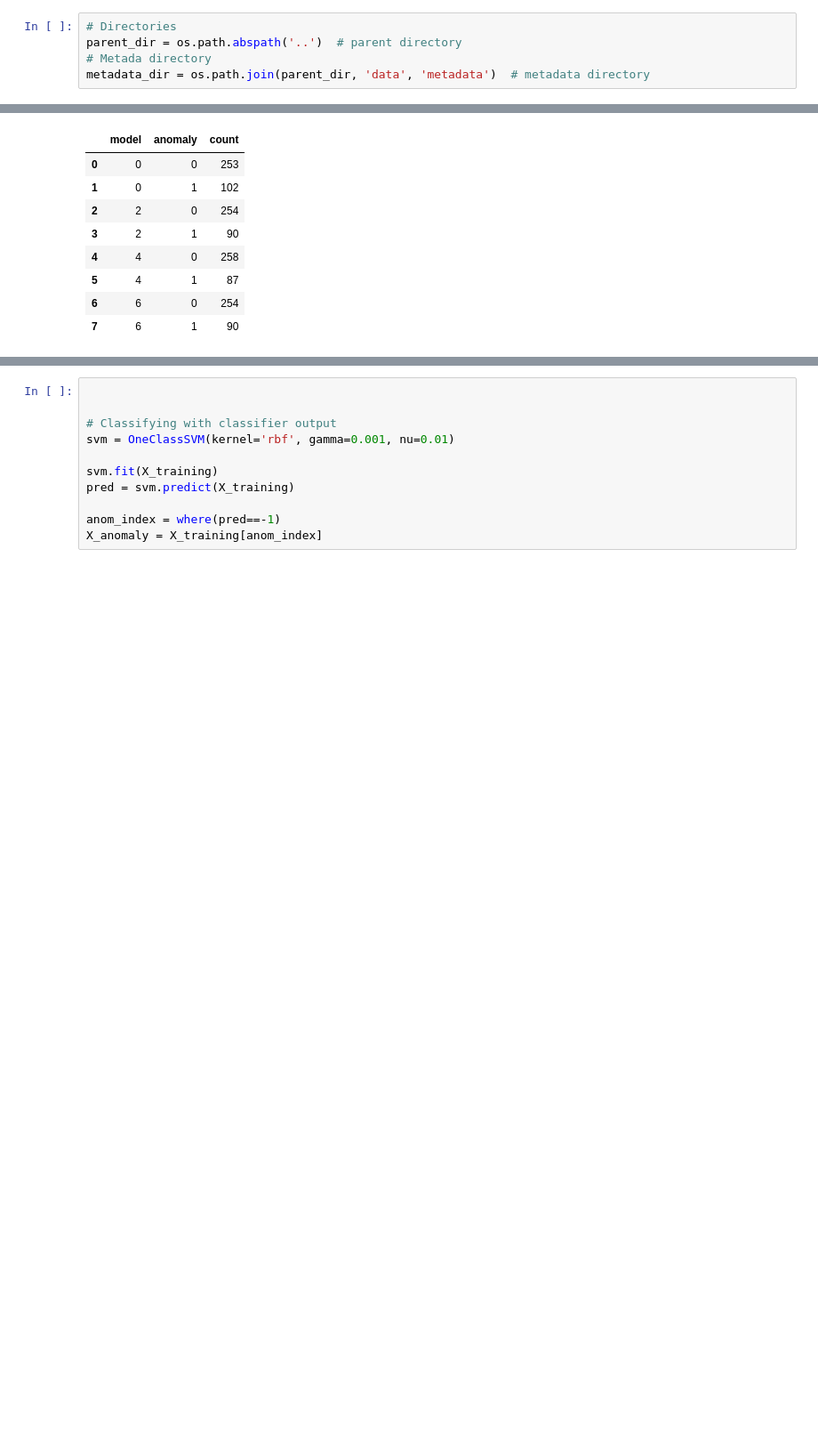
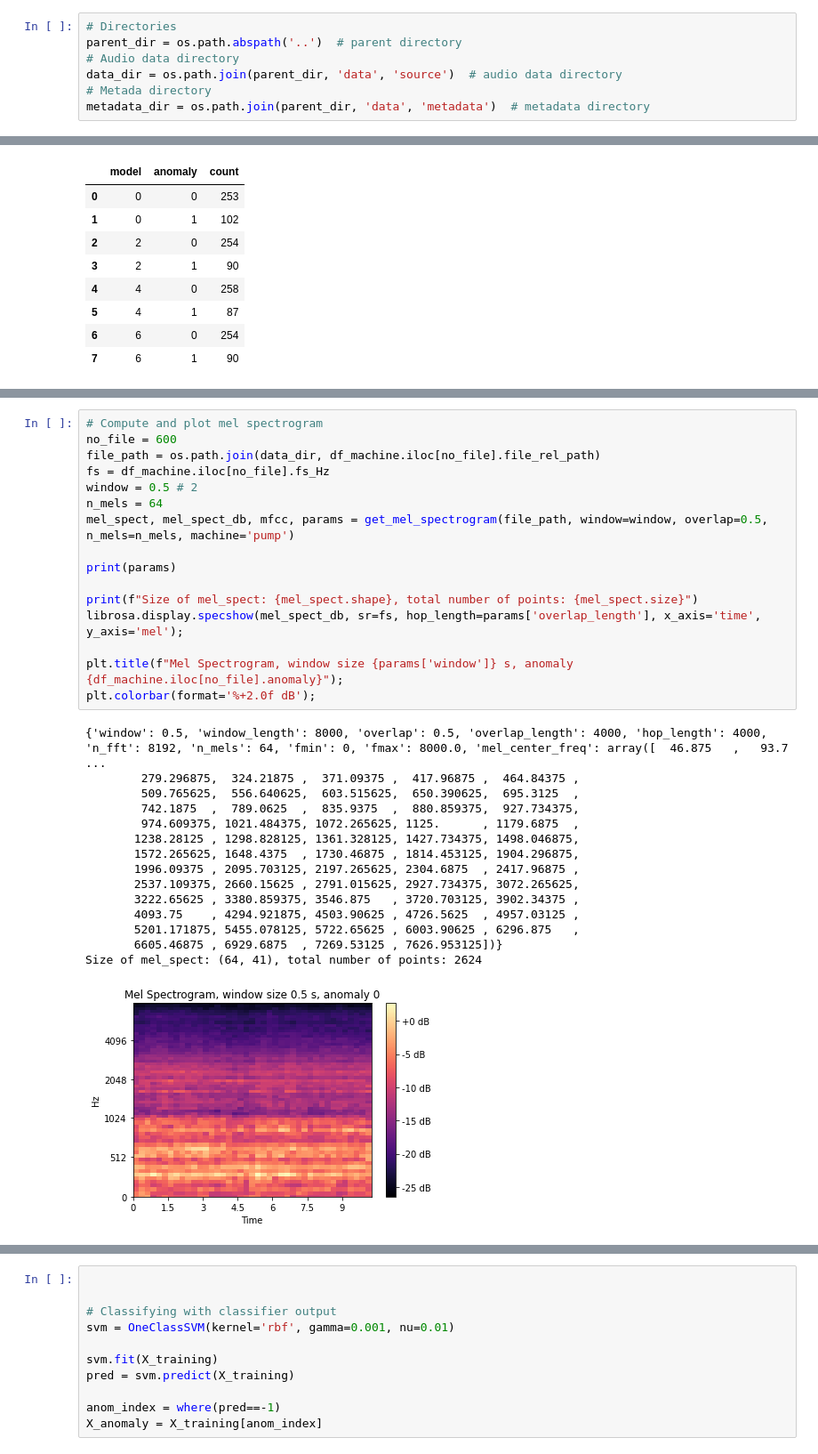
Before and after one commit to eceboran/AudioMalfunctionDetection, a Jupyter notebook: Modeling/one-class-svm-.ipynb, the cells around one changed output, grey strips where cells are left out. Shown at 89% size. Cells and saved outputs as stored; diff of their text form; blank space fills up the shorter version.

Commit message:
changed spectrogram function

```diff
--- a/Modeling/one-class-svm-.ipynb
+++ b/Modeling/one-class-svm-.ipynb
@@ -7,6 +19,8 @@ import plotly.express as px
 # %%
 # Directories
 parent_dir = os.path.abspath('..')  # parent directory
+# Audio data directory
+data_dir = os.path.join(parent_dir, 'data', 'source')  # audio data directory
 # Metada directory
 metadata_dir = os.path.join(parent_dir, 'data', 'metadata')  # metadata directory
 # %%
@@ -47,0 +79,32 @@ df_machine.groupby(["model", "anomaly"])['file_name'].count().reset_index(name='
+# %%
+# Compute and plot mel spectrogram
+no_file = 600
+file_path = os.path.join(data_dir, df_machine.iloc[no_file].file_rel_path)
+fs = df_machine.iloc[no_file].fs_Hz
+window = 0.5 # 2
+n_mels = 64
+mel_spect, mel_spect_db, mfcc, params = get_mel_spectrogram(file_path, window=window, overlap=0.5, n_mels=n_mels, machine='pump')
+
+print(params)
+
+print(f"Size of mel_spect: {mel_spect.shape}, total number of points: {mel_spect.size}")
+librosa.display.specshow(mel_spect_db, sr=fs, hop_length=params['overlap_length'], x_axis='time', y_axis='mel');
+
+plt.title(f"Mel Spectrogram, window size {params['window']} s, anomaly {df_machine.iloc[no_file].anomaly}");
+plt.colorbar(format='%+2.0f dB');
+# %% [output]
+{'window': 0.5, 'window_length': 8000, 'overlap': 0.5, 'overlap_length': 4000, 'hop_length': 4000, 'n_fft': 8192, 'n_mels': 64, 'fmin': 0, 'fmax': 8000.0, 'mel_center_freq': array([  46.875   ,   93.7 ...
+        279.296875,  324.21875 ,  371.09375 ,  417.96875 ,  464.84375 ,
+        509.765625,  556.640625,  603.515625,  650.390625,  695.3125  ,
+        742.1875  ,  789.0625  ,  835.9375  ,  880.859375,  927.734375,
+        974.609375, 1021.484375, 1072.265625, 1125.      , 1179.6875  ,
+       1238.28125 , 1298.828125, 1361.328125, 1427.734375, 1498.046875,
+       1572.265625, 1648.4375  , 1730.46875 , 1814.453125, 1904.296875,
+       1996.09375 , 2095.703125, 2197.265625, 2304.6875  , 2417.96875 ,
+       2537.109375, 2660.15625 , 2791.015625, 2927.734375, 3072.265625,
+       3222.65625 , 3380.859375, 3546.875   , 3720.703125, 3902.34375 ,
+       4093.75    , 4294.921875, 4503.90625 , 4726.5625  , 4957.03125 ,
+       5201.171875, 5455.078125, 5722.65625 , 6003.90625 , 6296.875   ,
+       6605.46875 , 6929.6875  , 7269.53125 , 7626.953125])}
+Size of mel_spect: (64, 41), total number of points: 2624
+[figure, added]
```
Also changed, not shown: parts of 5 cells of this notebook, 1 other file.
